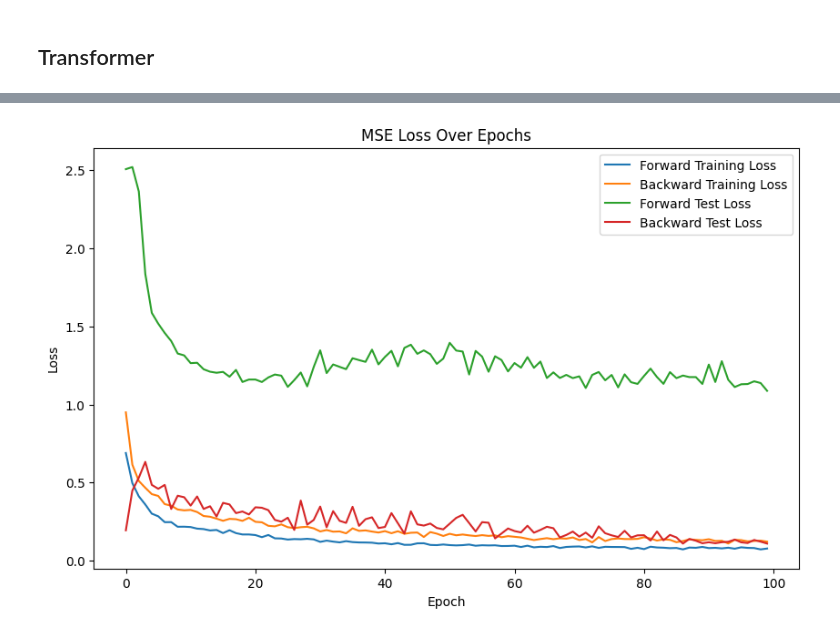
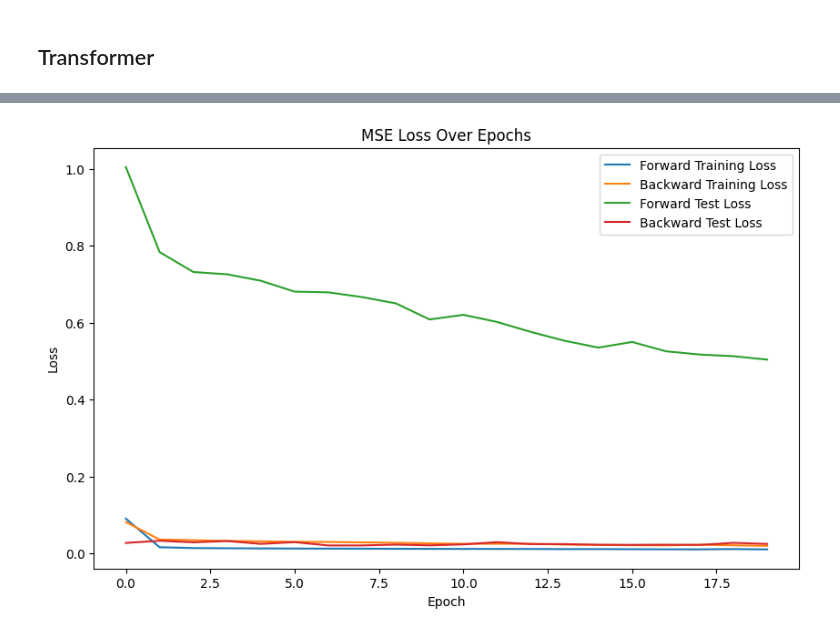
Before and after one commit to ChrisGuarino/PastPredict, a Jupyter notebook: chris_main.ipynb, the cells around one changed output, grey strips where cells are left out. Cells and saved outputs as stored; diff of their text form; code cells hidden in the pictures.

```diff
--- a/chris_main.ipynb
+++ b/chris_main.ipynb
@@ -6,7 +6,7 @@ from pandas_datareader import data as pdr
 import yfinance as yf
 yf.pdr_override()
 
-df = pdr.get_data_yahoo("IBM", start="2019-01-01", end="2024-01-01")
+df = pdr.get_data_yahoo("IBM", start="1974-01-01", end="2024-01-01")
 # %% [output]
 [*********************100%%**********************]  1 of 1 completed
 # %%
@@ -37,7 +37,7 @@ def create_sequences(data, seq_length, prediction_length):
     return np.array(xs), np.array(ys)
 
 seq_length = 5
-predicition_length = 1
+predicition_length = 365
 X_fwd, y_fwd = create_sequences(scaled_features_fwd, seq_length,predicition_length)
 X_bkwd, y_bkwd = create_sequences(scaled_features_bkwd, seq_length, predicition_length)
 # %%
@@ -155,7 +155,7 @@ else: print("Running on CPU")
 model = SimpleRNN(input_size=6, hidden_size=20, output_size=1).to(device)
 criterion = nn.MSELoss()
 optimizer = optim.Adam(model.parameters(), lr=0.001)
-num_epochs = 100
+num_epochs = 20
 
 loss_values_fwd_train, loss_values_fwd_test = training_loop(
     num_epochs=num_epochs,
@@ -171,7 +171,7 @@ loss_values_fwd_train, loss_values_fwd_test = training_loop(
 model = SimpleRNN(input_size=6, hidden_size=20, output_size=1).to(device)
 criterion = nn.MSELoss()
 optimizer = optim.Adam(model.parameters(), lr=0.001)
-num_epochs = 100
+num_epochs = 20
 
 loss_values_bkwd_train, loss_values_bkwd_test = training_loop(
     num_epochs=num_epochs,
@@ -327,9 +327,9 @@ import matplotlib.pyplot as plt
 
 # Assuming train_model has been called and returned loss values for both forward and backward training
 model.apply(reset_weights)  # Reset model weights
-loss_values_fwd_train, loss_values_fwd_test = train_model(model, train_loader_fwd, test_loader_fwd, num_epochs=100)
+loss_values_fwd_train, loss_values_fwd_test = train_model(model, train_loader_fwd, test_loader_fwd, num_epochs=20)
 model.apply(reset_weights)  # Reset model weights
-loss_values_bkwd_train, loss_values_bkwd_test = train_model(model, train_loader_bkwd, test_loader_bkwd, num_epochs=100)
+loss_values_bkwd_train, loss_values_bkwd_test = train_model(model, train_loader_bkwd, test_loader_bkwd, num_epochs=20)
 
 # Plotting
 plt.figure(figsize=(10, 6))
@@ -363 +363 @@ Epoch [100/100]: Train Loss: 0.1217, Test Loss: 0.1096
-[figure, old version]
+[figure, new version]
```
Also changed, not shown: parts of 3 cells of this notebook.
